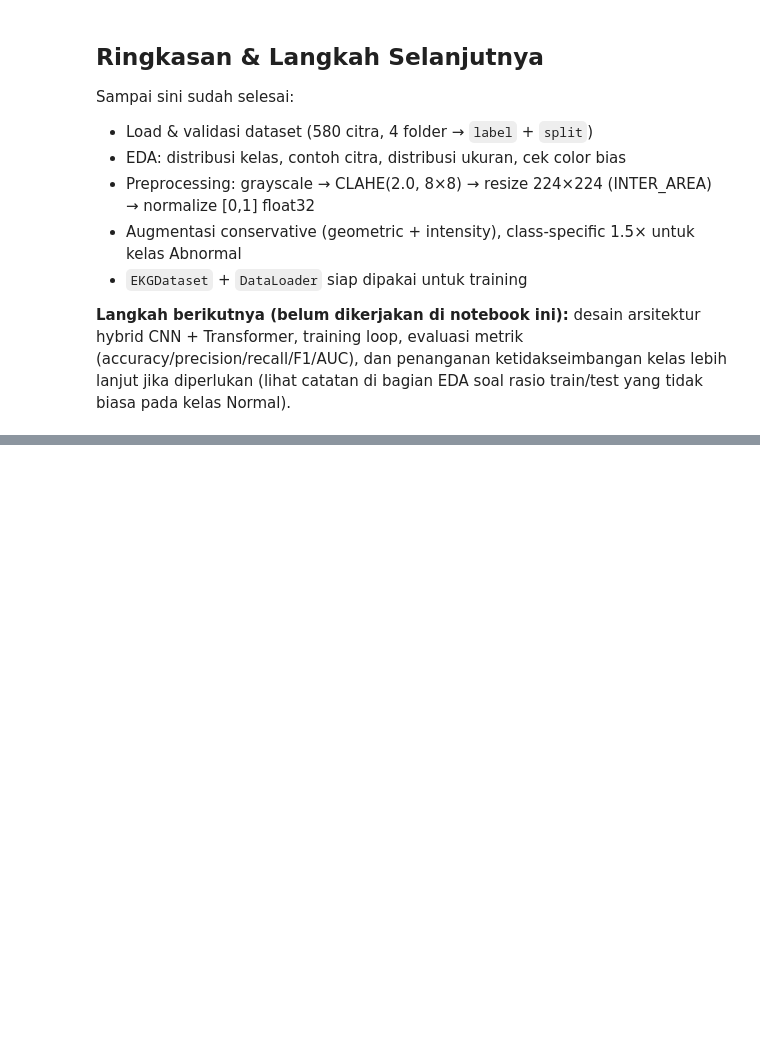
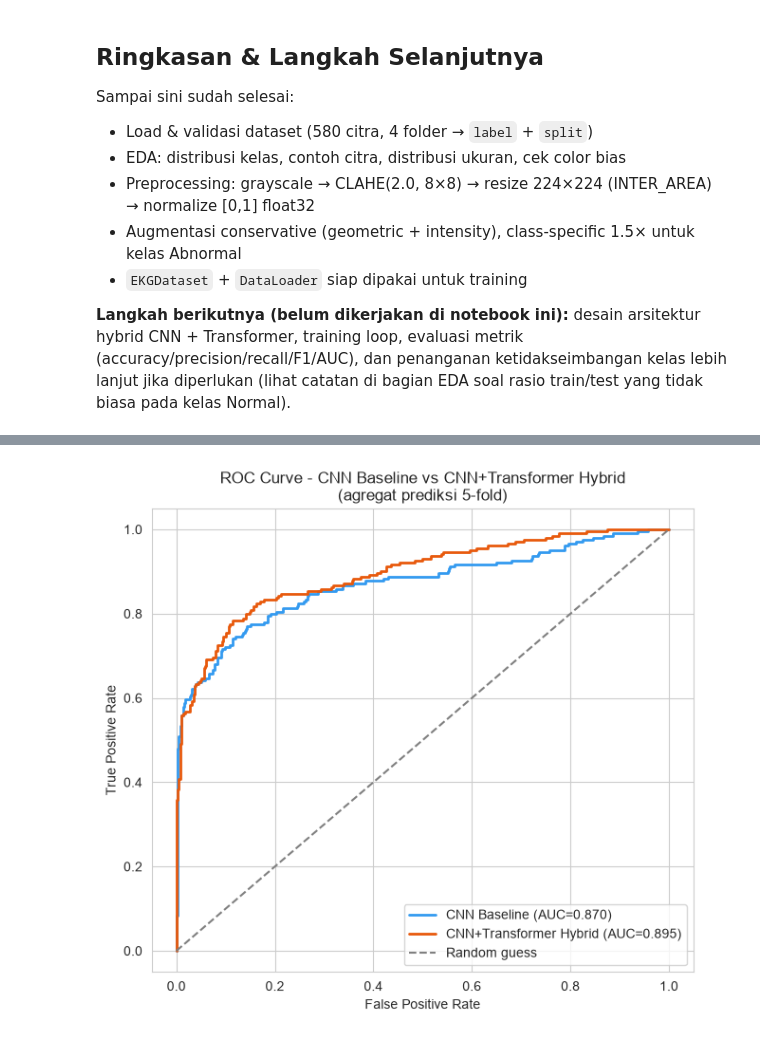
Before and after one commit to Masiyonice/ekg_cnn_transformers_, a Jupyter notebook: EKG_CNN_TRANSFORM.ipynb, the cells around one changed output, grey strips where cells are left out. Cells and saved outputs as stored; diff of their text form; code cells hidden in the pictures; blank space fills up the shorter version.

```diff
--- a/EKG_CNN_TRANSFORM.ipynb
+++ b/EKG_CNN_TRANSFORM.ipynb
@@ -590,0 +1084,22 @@ Sampai sini sudah selesai:
+# %%
+# --- Grafik 3: ROC Curve (agregat prediksi seluruh fold) ---
+cnn_all_prob = np.concatenate(cnn_probs_cv)
+hybrid_all_prob = np.concatenate(hybrid_probs_cv)
+
+fpr_cnn, tpr_cnn, _ = roc_curve(cnn_all_true, cnn_all_prob)
+fpr_hybrid, tpr_hybrid, _ = roc_curve(hybrid_all_true, hybrid_all_prob)
+auc_cnn = roc_auc_score(cnn_all_true, cnn_all_prob)
+auc_hybrid = roc_auc_score(hybrid_all_true, hybrid_all_prob)
+
+fig, ax = plt.subplots(figsize=(6.5, 6))
+ax.plot(fpr_cnn, tpr_cnn, label=f"CNN Baseline (AUC={auc_cnn:.3f})", color="#339af0", linewidth=2)
+ax.plot(fpr_hybrid, tpr_hybrid, label=f"CNN+Transformer Hybrid (AUC={auc_hybrid:.3f})", color="#e8590c", linewidth=2)
+ax.plot([0, 1], [0, 1], linestyle="--", color="gray", label="Random guess")
+ax.set_xlabel("False Positive Rate")
+ax.set_ylabel("True Positive Rate")
+ax.set_title("ROC Curve - CNN Baseline vs CNN+Transformer Hybrid\n(agregat prediksi 5-fold)")
+ax.legend(loc="lower right")
+plt.tight_layout()
+plt.show()
+# %% [output]
+[figure, added]
```
Also changed, not shown: parts of 16 cells of this notebook.
